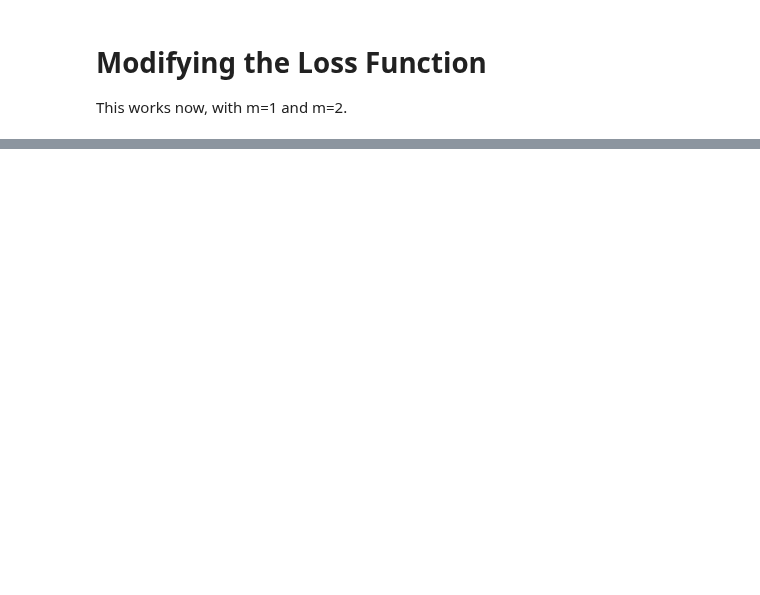
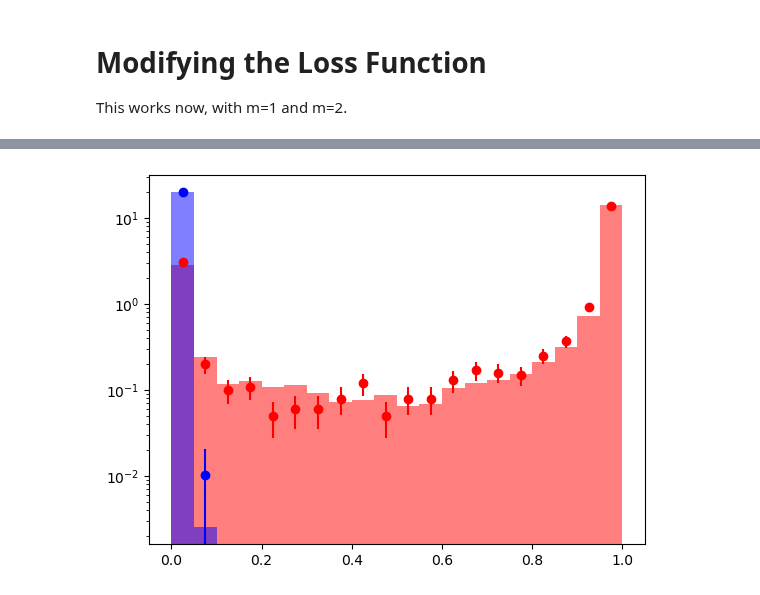
Before and after one commit to scipp-atlas/cabin-notebooks, a Jupyter notebook: LearningCuts.ipynb, the cells around one changed output, grey strips where cells are left out. Drawn from its saved outputs; the diff is of its cells as text; code cells hidden in the pictures; blank space fills up the shorter version.

```diff
--- a/LearningCuts.ipynb
+++ b/LearningCuts.ipynb
@@ -796,7 +627,7 @@ for b in range(m):
 This works now, with m=1 and m=2.
 # %%
 N=10000 # number of points
-m=2 # dimensions
+m=10 # dimensions
 # %%
 # array of means and widths for gaussians,
 # indices are:
@@ -1015,0 +1052,21 @@ for b in range(m):
+# %%
+signal_train=[]
+signal_test =[]
+backgr_train=[]
+backgr_test =[]
+for y,y_p in zip(y_train,y_pred_train):
+    if y==1: signal_train.append(float(y_p))
+    else:    backgr_train.append(float(y_p))
+for y,y_p in zip(y_test,y_pred_test):
+    if y==1: signal_test.append(float(y_p))
+    else:    backgr_test.append(float(y_p))
+
+nbins=20
+signal_train_hist=plt.hist(signal_train,nbins,density=True,histtype='stepfilled',alpha=0.5,range=(0,1),color='red')
+backgr_train_hist=plt.hist(backgr_train,nbins,density=True,histtype='stepfilled',alpha=0.5,range=(0,1),color='blue')
+signal_test=ListToGraph(signal_test,nbins,"red")
+backgr_test=ListToGraph(backgr_test,nbins,"blue")
+plt.yscale("log")
+plt.show()
+# %% [output]
+[figure, added]
```
Also changed, not shown: parts of 41 cells of this notebook.
